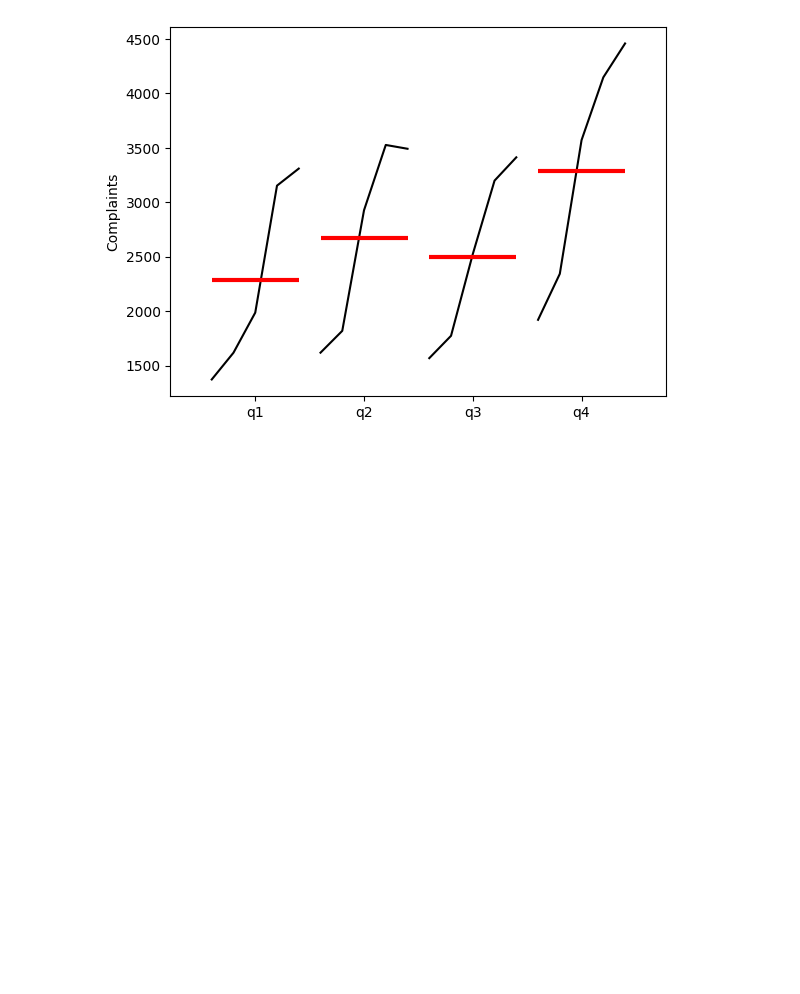
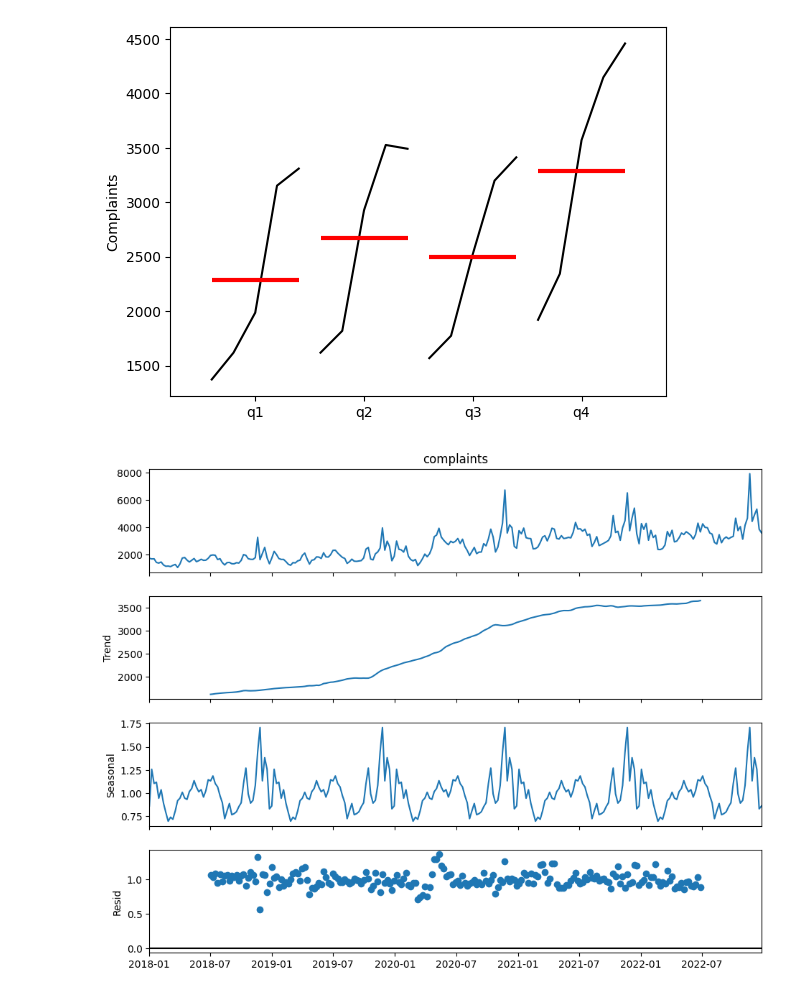
Before and after one commit to ReinerJasin/learn_time_series, a Jupyter notebook: project/5-exponential_smoothing_and_holt_winters.ipynb, the cells around one changed output. Cells and saved outputs as stored; diff of their text form; code cells hidden in the pictures; blank space fills up the shorter version.

```diff
--- a/project/5-exponential_smoothing_and_holt_winters.ipynb
+++ b/project/5-exponential_smoothing_and_holt_winters.ipynb
@@ -103,12 +103,14 @@ plt.show()
 # %%
 from statsmodels.tsa.seasonal import seasonal_decompose
 
 # Seasonal Decomposition Plots for Bitcoin Data
-decomposition = seasonal_decompose(data['Close'], model='multiplicative', period=365)
+decomposition = seasonal_decompose(data['complaints'], model='multiplicative', period=52)
 
 fig = decomposition.plot()
 fig.set_size_inches(10, 8)
 plt.show()
+# %% [output]
+[figure, added]
 # %%
 from statsmodels.graphics.tsaplots import plot_acf
 
```
Also changed, not shown: parts of 16 cells of this notebook, 1 other file.
